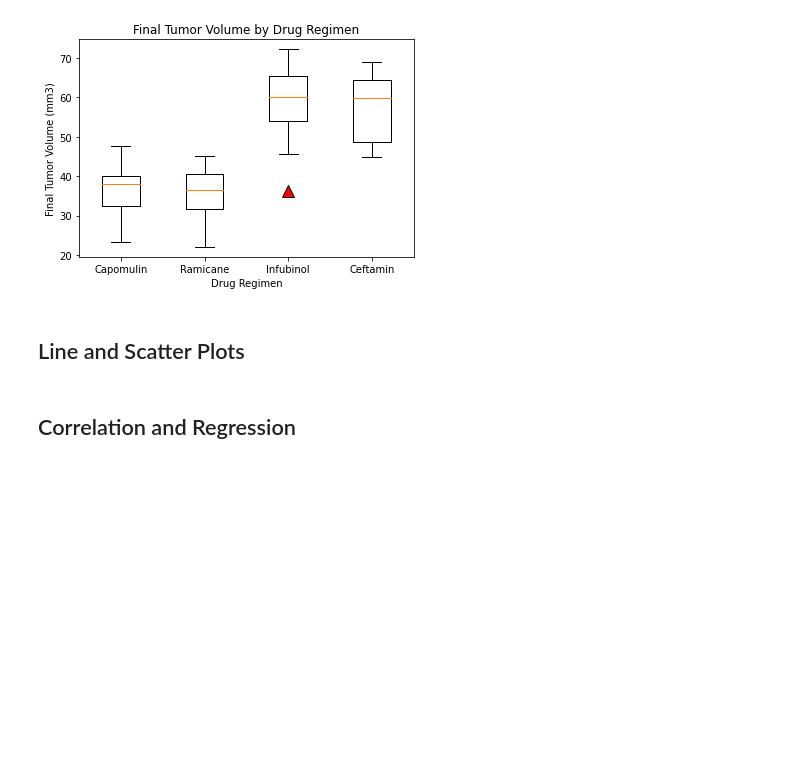
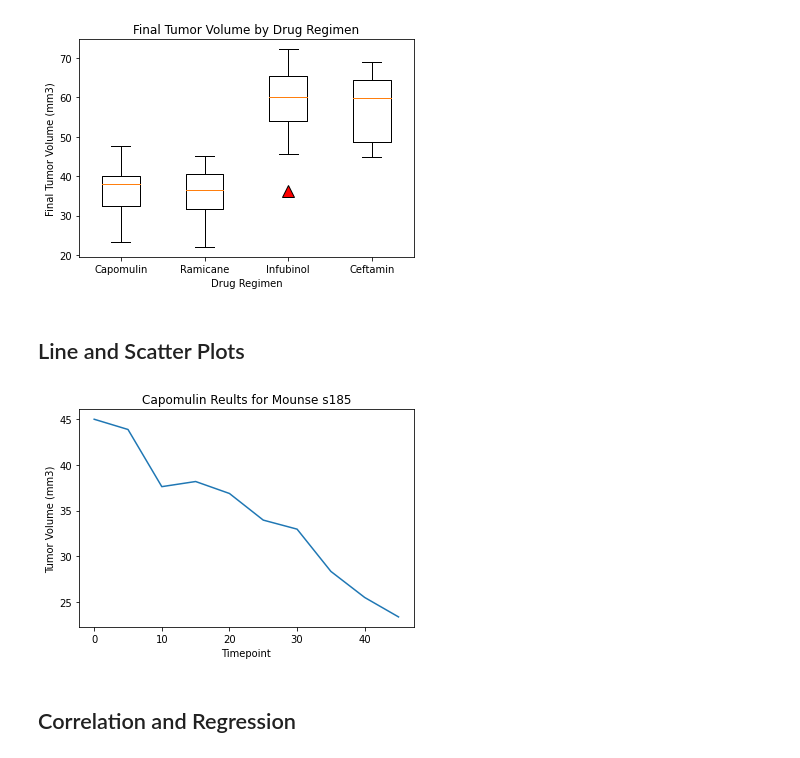
Before and after one commit to cgangi2216/PymaceuticalsInc, a Jupyter notebook: pymaceuticals.ipynb, the cells around one changed output. Saved outputs shown, nothing was run; the diff lists cells and outputs as text; code cells hidden in the pictures; blank space fills up the shorter version.

Commit message:
Add line plot.

```diff
--- a/pymaceuticals.ipynb
+++ b/pymaceuticals.ipynb
@@ -285,11 +285,18 @@ plt.show()
 # %%
 # Generate a line plot of tumor volume vs. time point for a mouse treated with Capomulin
 Capomulin_df = clean_mouse_results_df[clean_mouse_results_df['Mouse ID']=='s185']
-# Capomulin_df
 
+x_axis = Capomulin_df['Timepoint']
+values = Capomulin_df['Tumor Volume (mm3)']
 
+plt.plot(x_axis, values)
+plt.xlabel('Timepoint')
+plt.ylabel('Tumor Volume (mm3)')
+plt.title('Capomulin Reults for Mounse s185')
 
-# clean_mouse_results_df[clean_mouse_results_df['Drug Regimen']=='Capomulin']['Mouse ID']
+plt.show()
+# %% [output]
+[figure, added]
 # %%
 # Generate a scatter plot of average tumor volume vs. mouse weight for the Capomulin regimen
 # %% [markdown]
```
